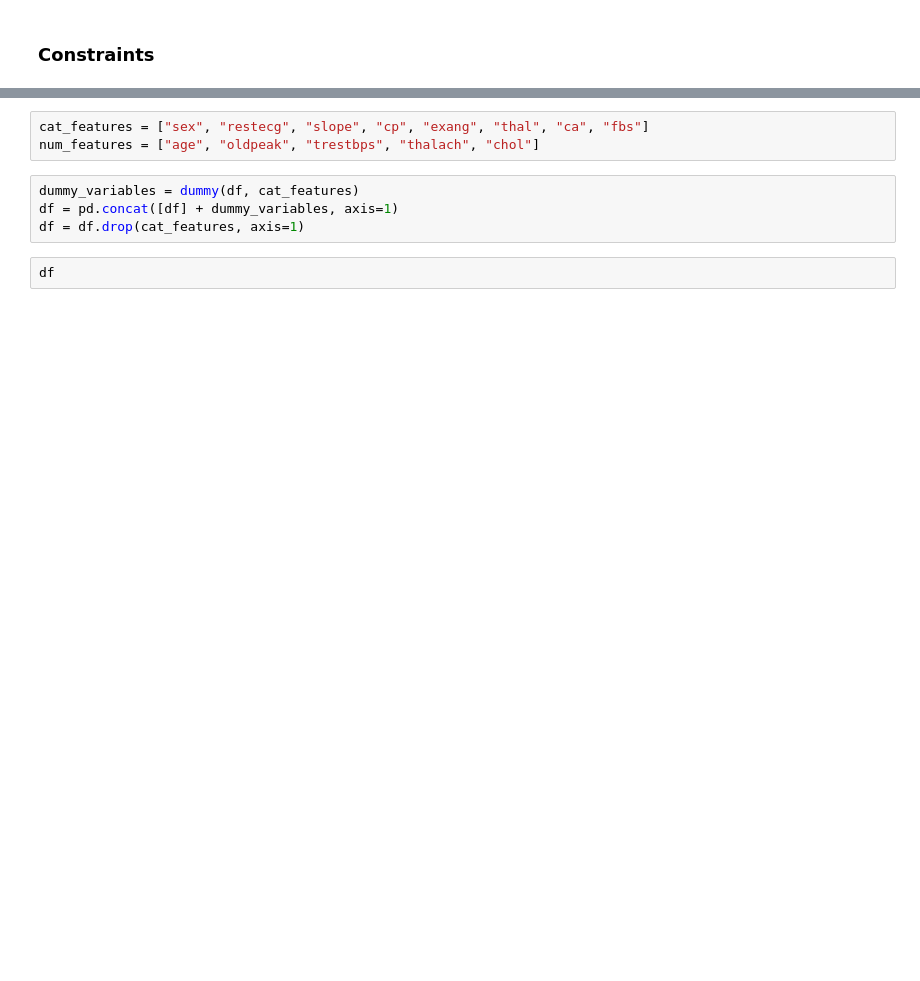
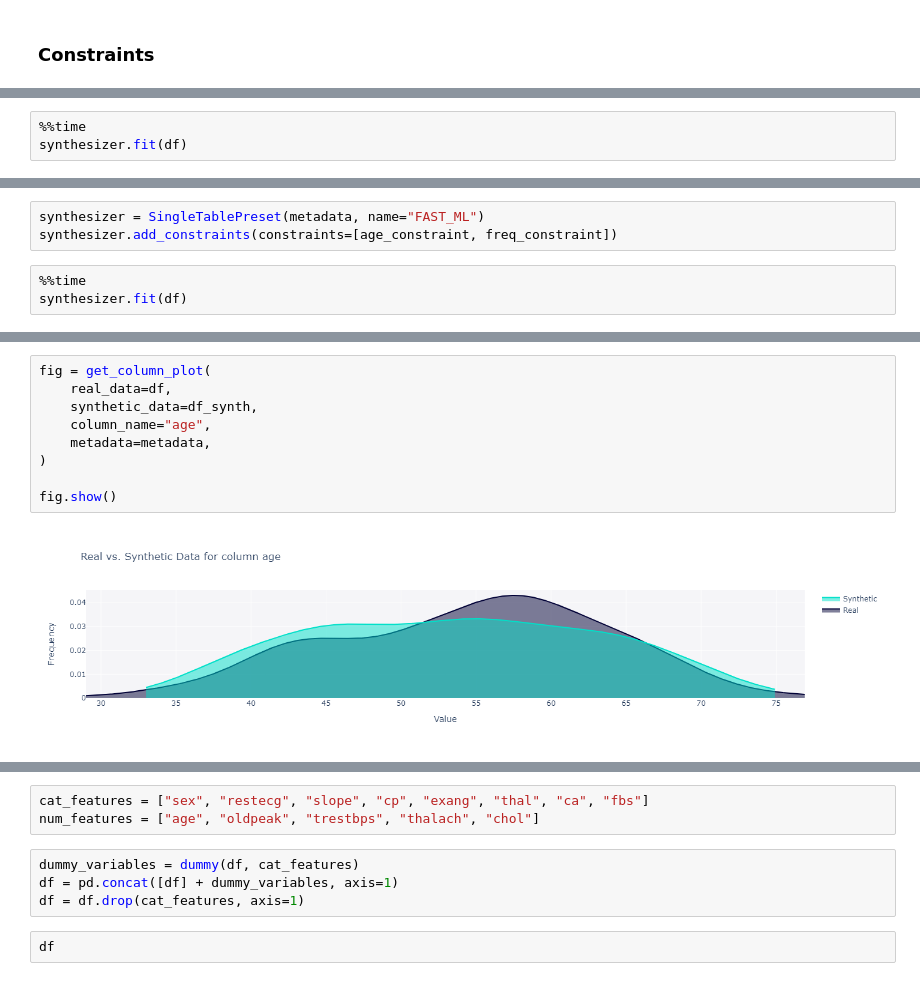
Before and after one commit to caiocmb7/projetos, a Jupyter notebook: ML&AI/TCC/heart_cleveland.ipynb, the cells around one changed output, grey strips where cells are left out. Cells and saved outputs as stored; diff of their text form; blank space fills up the shorter version.

```diff
--- a/ML&AI/TCC/heart_cleveland.ipynb
+++ b/ML&AI/TCC/heart_cleveland.ipynb
@@ -541,0 +629,3 @@ df = df_new
+# %%
+%%time
+synthesizer.fit(df)
@@ -541,0 +651,6 @@ df = df_new
+# %%
+synthesizer = SingleTablePreset(metadata, name="FAST_ML")
+synthesizer.add_constraints(constraints=[age_constraint, freq_constraint])
+# %%
+%%time
+synthesizer.fit(df)
@@ -541,0 +870,11 @@ df = df_new
+# %%
+fig = get_column_plot(
+    real_data=df,
+    synthetic_data=df_synth,
+    column_name="age",
+    metadata=metadata,
+)
+
+fig.show()
+# %% [output]
+[figure, added]
```
Also changed, not shown: parts of 102 cells of this notebook, 5 other files.
